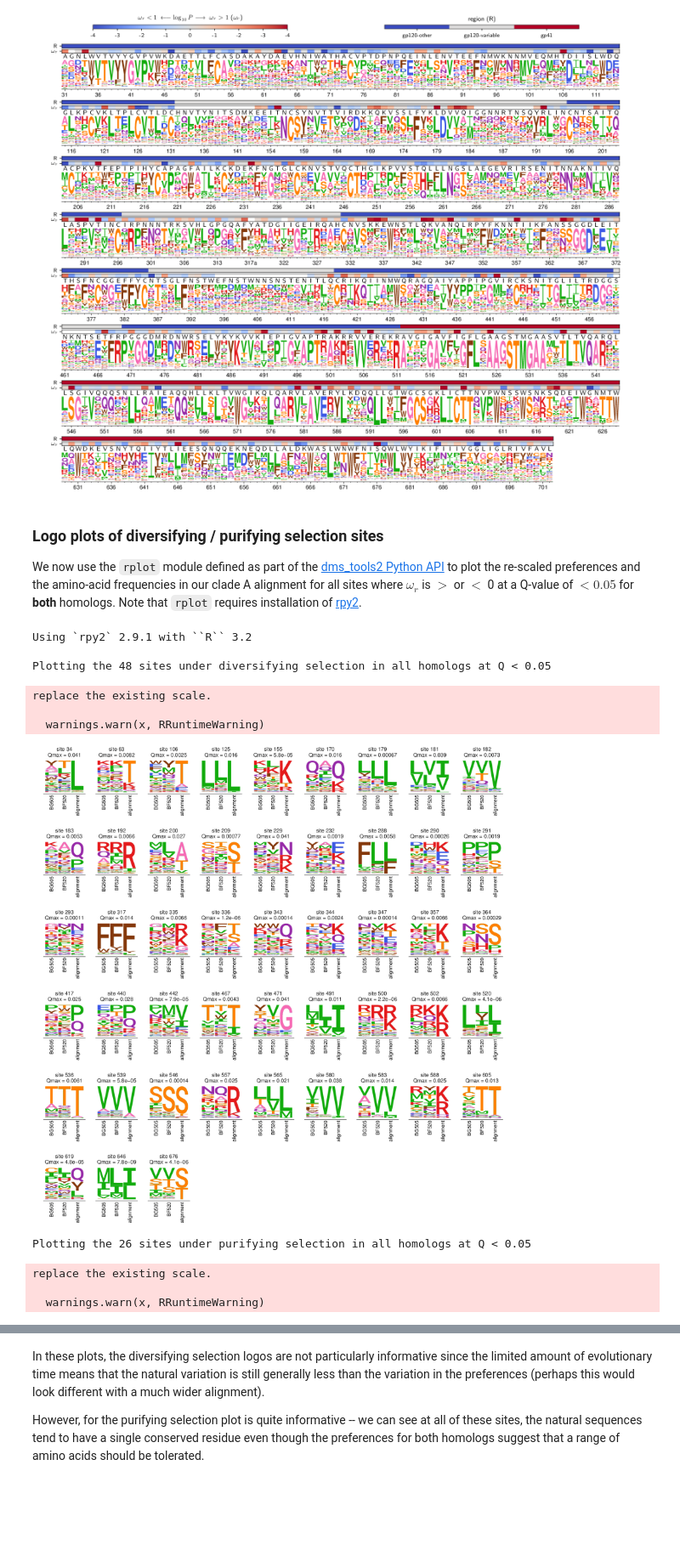
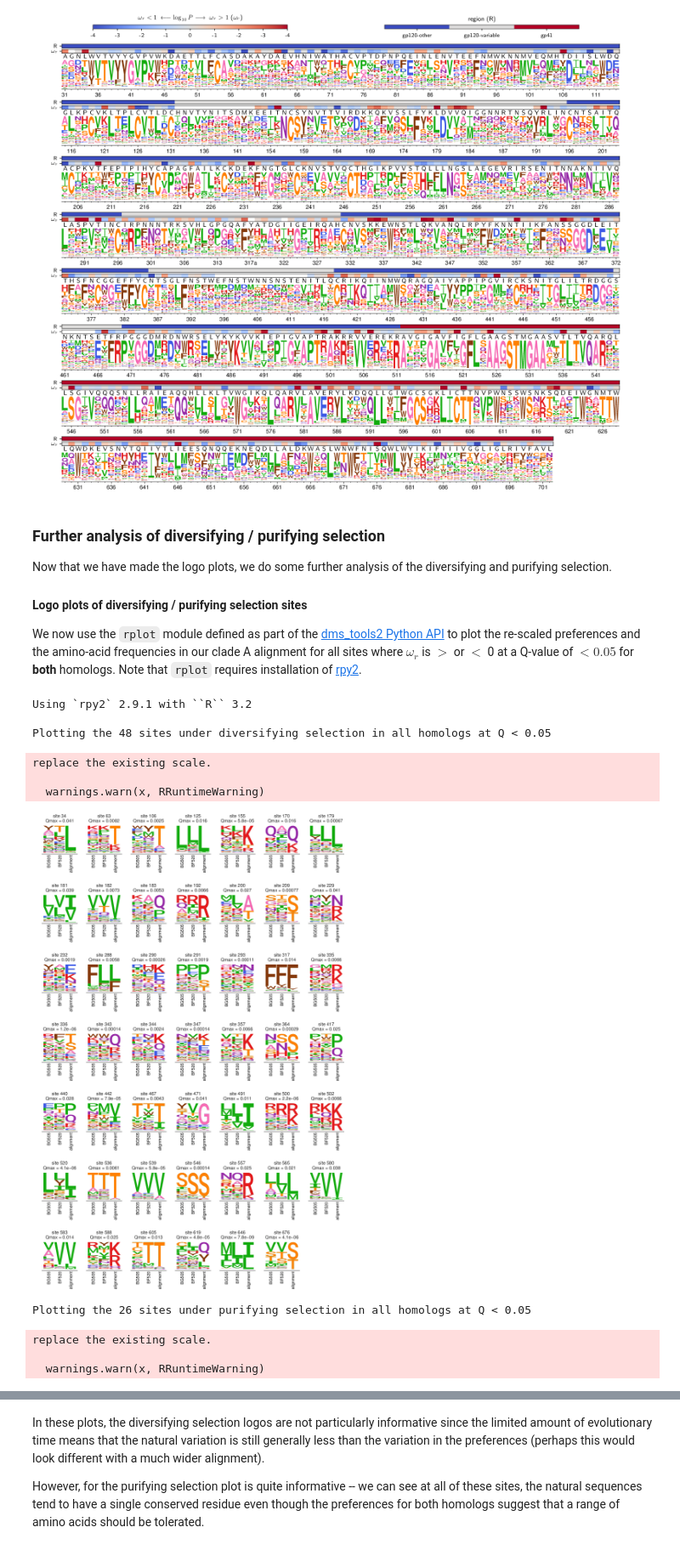
Before and after one commit to jbloomlab/EnvMutationalShiftsPaper, a Jupyter notebook: analysis_code/analysis_notebook.ipynb, the cells around one changed output, grey strips where cells are left out. Shown at 85% size. Drawn from its saved outputs; the diff is of its cells as text; code cells hidden in the pictures; blank space fills up the shorter version.

```diff
--- a/analysis_code/analysis_notebook.ipynb
+++ b/analysis_code/analysis_notebook.ipynb
@@ -1130,7 +1133,10 @@ Logo plot of rescaled average preferences for BG505
 Logo plot of rescaled average preferences for BF520
 [figure]
 # %% [markdown]
-### Logo plots of diversifying / purifying selection sites
+### Further analysis of diversifying / purifying selection
+Now that we have made the logo plots, we do some further analysis of the diversifying and purifying selection.
+
+#### Logo plots of diversifying / purifying selection sites
 We now use the `rplot` module defined as part of the [dms_tools2 Python API](https://jbloomlab.github.io/dms_tools2/api.html) to plot the re-scaled preferences and the amino-acid frequencies in our clade A alignment for all sites where $\omega_r$ is $>$ or $<$ 0 at a Q-value of $< 0.05$ for **both** homologs.
 Note that `rplot` requires installation of [rpy2](http://rpy2.readthedocs.io/).
 # %%
@@ -1162,36 +1168,36 @@ sigsites = sigsites[(sigsites['omega']['min'] > 1) == (sigsites['omega']['max']
 sigsites = sigsites[sigsites['Q']['max'] < qthreshold]
 
 selsiteplots = {}
-ncol = 9
+ncol = 7
 for (seltype, op) in [('diversifying', operator.gt), ('purifying', operator.lt)]:
     selsites = sigsites[op(sigsites['omega']['max'], 1)]['Q']['max'].sort_values()
     selsites.index = selsites.index.astype('str')
     facetlabels = dict([(site, 'site {0}\nQmax = {1:.2g}'.format(site, q))
             for (site, q) in selsites.iteritems()])
     #print(facetlabels)
     print("\nPlotting the {0} sites under {1} selection in all homologs at Q < {2}"
             .format(len(selsites), seltype, qthreshold))
     selsiteplots[seltype] = os.path.join(prefsdir, '{0}_selsites.pdf'.format(seltype))
     dms_tools2.rplot.facetedGGSeqLogo(
             logodata=(logodata[logodata['site'].isin(selsites.index)]
                     .rename(columns={'site':'facetlabel'})
                     .replace({'facetlabel':facetlabels})
                     ),
             letters=dms_tools2.AAS,
             plotfile=selsiteplots[seltype],
             width=1.8 * min(ncol, len(selsites)),
             height=2.8 * math.ceil(len(selsites) / ncol),
             ncol=ncol
             )
     showPDF(selsiteplots[seltype])
 # %% [output]
 Using `rpy2` 2.9.1 with ``R`` 3.2
 
 Plotting the 48 sites under diversifying selection in all homologs at Q < 0.05
 replace the existing scale.
 
   warnings.warn(x, RRuntimeWarning)
-[figure, old version]
+[figure, new version]
 Plotting the 26 sites under purifying selection in all homologs at Q < 0.05
 replace the existing scale.
 
```
Also changed, not shown: parts of 6 cells of this notebook, 12 other files.
